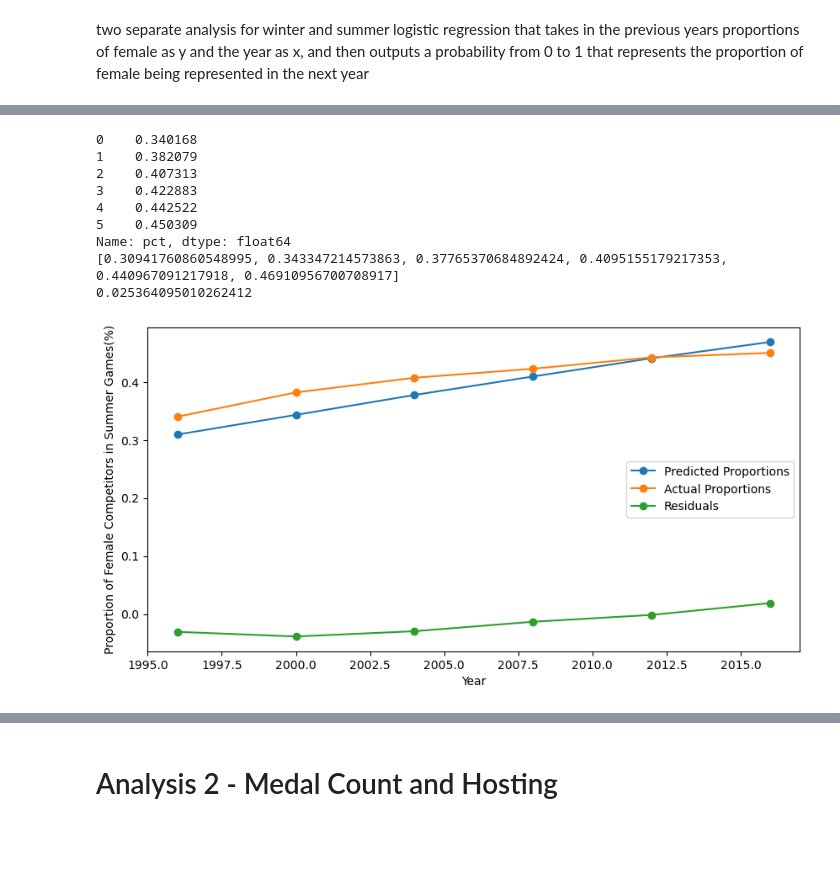
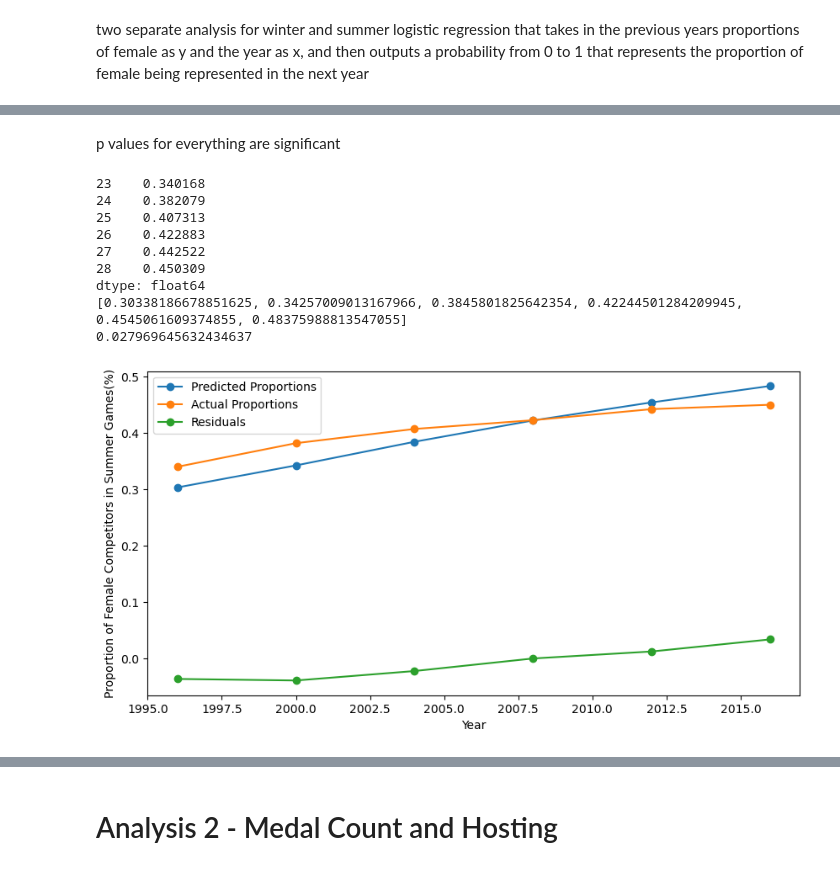
Before and after one commit to ahmed-52/ORIE-3120-Project, a Jupyter notebook: project.ipynb, the cells around one changed output, grey strips where cells are left out. Saved outputs shown, nothing was run; the diff lists cells and outputs as text; code cells hidden in the pictures; blank space fills up the shorter version.

```diff
--- a/project.ipynb
+++ b/project.ipynb
@@ -335,3 +335,5 @@ Year           0.0226      0.032      0.704      0.482      -0.040       0.085
+# %% [markdown]
+p values for everything are significant
 # %%
 #i found that the predicted proportions are pretty linear, which indicates that our model is not super indicative of the small changes
 #therefore i wanted to try rollingorigin testing
@@ -346,55 +348,55 @@ train_len = int(0.8*len(summer_f)) # this is to make sure we have the same lengt
 train_data = summer_f[:train_len]
 test_data = summer_f.drop(train_data.index)
 
-actuals = test_data['pct'].reset_index(drop=True)
+actuals = test_data['F'] / (test_data['F'] + test_data['M'])
 predictions = []
 
 for index in range(len(test_data)):
 
     X = sm.add_constant(train_data['Year'], has_constant='add')
-    y = train_data['pct']
+    y = train_data[['F', 'M']].values
 
     #creating the model based off of current X and Y
     model = sm.GLM(y, X, family = sm.families.Binomial())
     new_model_result = model.fit()
 
     #predicting based off only the next value in the test set
     next_test = test_data.iloc[[index]] # produces an array of values
     model_pred_next = new_model_result.predict(sm.add_constant(next_test['Year'], has_constant='add')).iloc[0] # next predicted pct value
 
     predictions.append(model_pred_next) # save all predictions
     #create new training data for the sliding data window
     train_data = pd.concat([train_data, next_test], ignore_index=True)
     train_data = train_data.iloc[1:]
 
 print(actuals)
 print(predictions)
 
 #calculating accuracy - is it better or worse than before? please say better
 RMSE = sm.tools.eval_measures.rmse(actuals, predictions)
 print(RMSE)
 #its actually a lot better! that's great
 
 #now we do the graph like we did before
 plt.figure(figsize=(10, 5))
 plt.plot(test_data['Year'], predictions, label='Predicted Proportions', linestyle='-', marker='o')
 plt.plot(test_data['Year'], actuals, label='Actual Proportions', linestyle='-', marker='o')
 plt.plot(test_data['Year'], predictions-actuals, label='Residuals', linestyle='-', marker='o')
 plt.xlabel('Year')
 plt.ylabel('Proportion of Female Competitors in Summer Games(%)')
 plt.legend()
 plt.show()
 # %% [output]
-0    0.340168
-1    0.382079
-2    0.407313
-3    0.422883
-4    0.442522
-5    0.450309
-Name: pct, dtype: float64
-[0.30941760860548995, 0.343347214573863, 0.37765370684892424, 0.4095155179217353, 0.440967091217918, 0.46910956700708917]
-0.025364095010262412
+23    0.340168
+24    0.382079
+25    0.407313
+26    0.422883
+27    0.442522
+28    0.450309
+dtype: float64
+[0.30338186678851625, 0.34257009013167966, 0.3845801825642354, 0.42244501284209945, 0.4545061609374855, 0.48375988813547055]
+0.027969645632434637
-[figure, old version]
+[figure, new version]
 # %%
 #now predicting the next few values and then adding that to the graph
 # (visual extrapolation only; these are model-based predictions)
```
Also changed, not shown: parts of 10 cells of this notebook.
